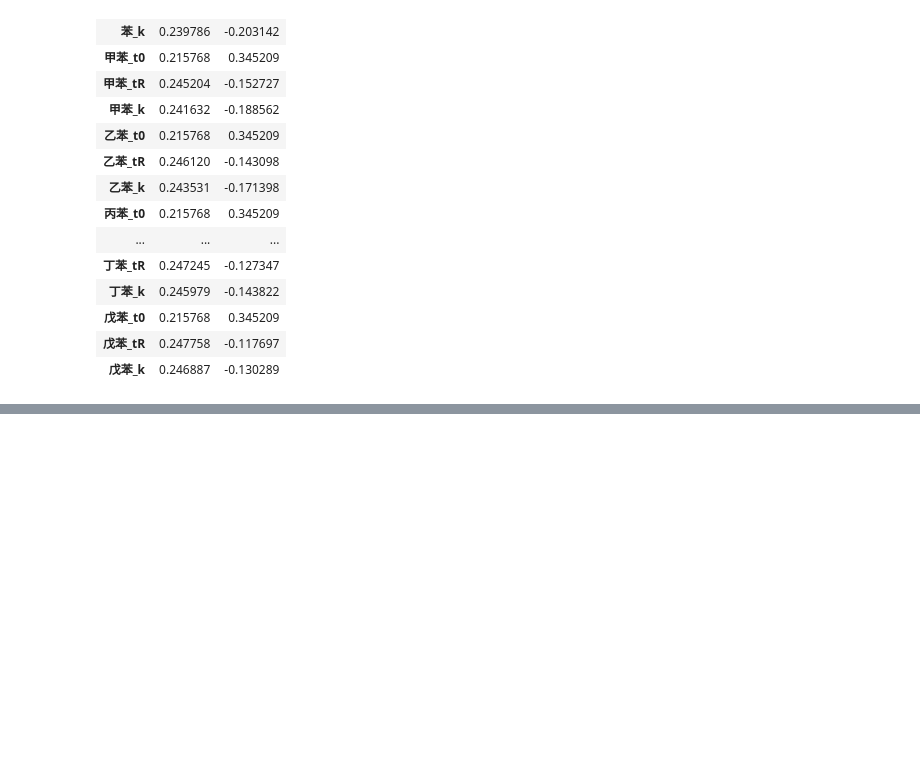
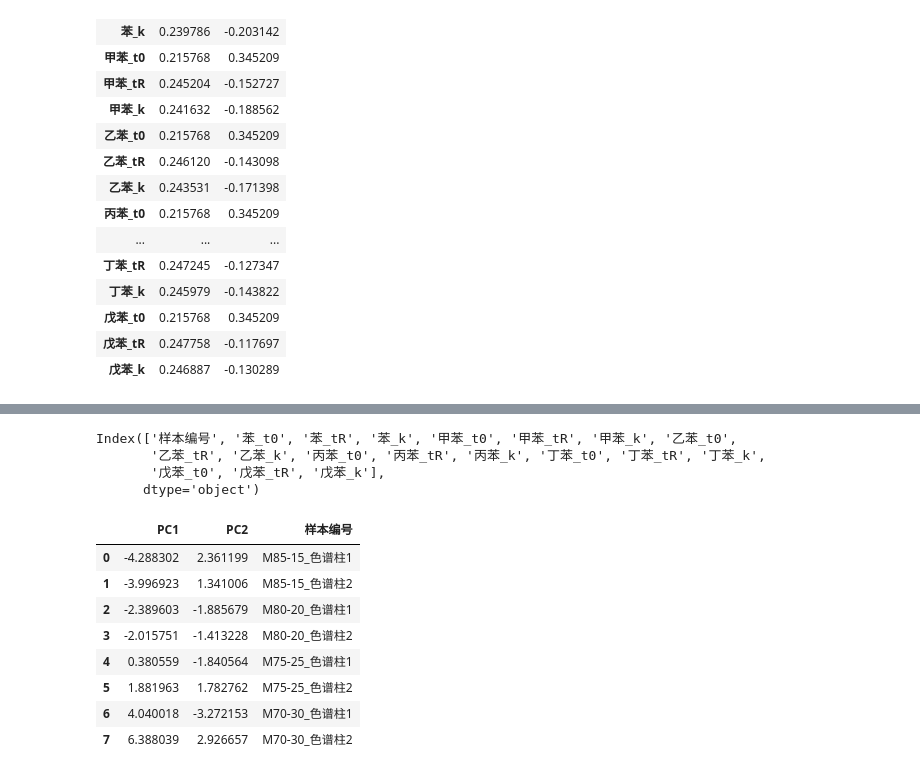
Before and after one commit to zhouyinpeng75-coder/pyGAPS, a Jupyter notebook: docs/examples/pca.test.ipynb, the cells around one changed output, grey strips where cells are left out. Cells and saved outputs as stored; diff of their text form; code cells hidden in the pictures; blank space fills up the shorter version.

```diff
--- a/docs/examples/pca.test.ipynb
+++ b/docs/examples/pca.test.ipynb
@@ -108,0 +143,7 @@ loading
+# %%
+df.columns
+# %% [output]
+Index(['样本编号', '苯_t0', '苯_tR', '苯_k', '甲苯_t0', '甲苯_tR', '甲苯_k', '乙苯_t0',
+       '乙苯_tR', '乙苯_k', '丙苯_t0', '丙苯_tR', '丙苯_k', '丁苯_t0', '丁苯_tR', '丁苯_k',
+       '戊苯_t0', '戊苯_tR', '戊苯_k'],
+      dtype='object')
@@ -108,0 +162,14 @@ loading
+# %%
+pca_df = pd.DataFrame(pca_result, columns=["PC1", "PC2"])
+pca_df["样本编号"] = df["样本编号"].values  # 按你真实列名替换
+pca_df
+# %% [output]
+|  | PC1 | PC2 | 样本编号 |
+| 0 | -4.288302 | 2.361199 | M85-15_色谱柱1 |
+| 1 | -3.996923 | 1.341006 | M85-15_色谱柱2 |
+| 2 | -2.389603 | -1.885679 | M80-20_色谱柱1 |
+| 3 | -2.015751 | -1.413228 | M80-20_色谱柱2 |
+| 4 | 0.380559 | -1.840564 | M75-25_色谱柱1 |
+| 5 | 1.881963 | 1.782762 | M75-25_色谱柱2 |
+| 6 | 4.040018 | -3.272153 | M70-30_色谱柱1 |
+| 7 | 6.388039 | 2.926657 | M70-30_色谱柱2 |
```
Also changed, not shown: parts of 7 cells of this notebook, 2 other files.
